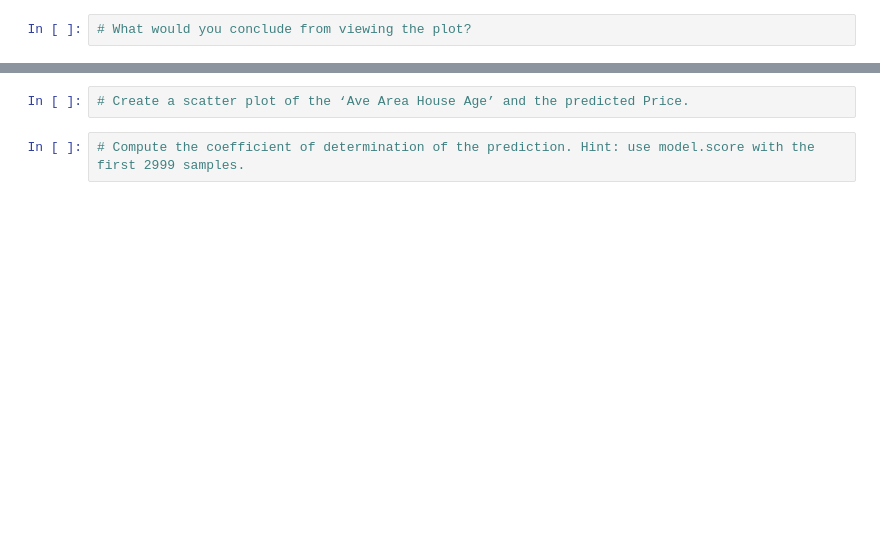
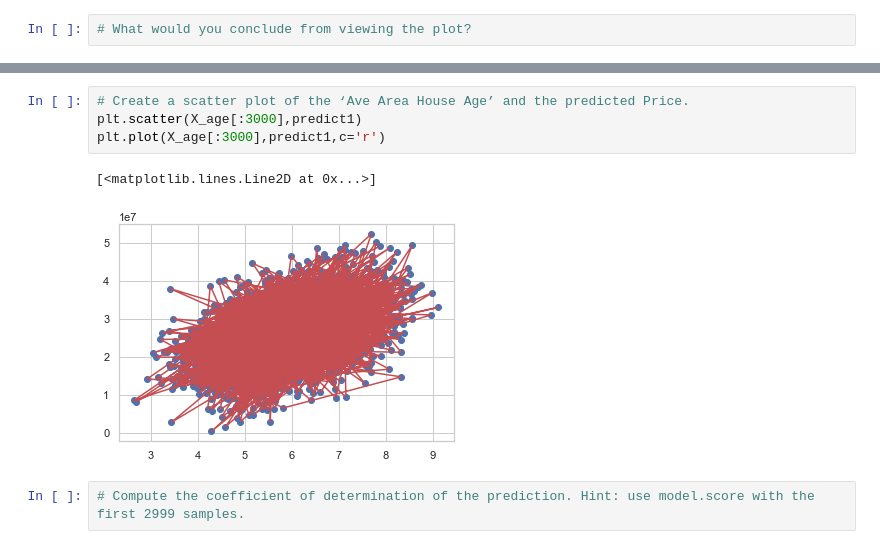
Before and after one commit to mfouquier/5400-Python-DataScience, a Jupyter notebook: Fouquier10.ipynb, the cells around one changed output, grey strips where cells are left out. Saved outputs shown, nothing was run; the diff lists cells and outputs as text; blank space fills up the shorter version.

```diff
--- a/Fouquier10.ipynb
+++ b/Fouquier10.ipynb
@@ -27,4 +102,9 @@ df = pd.read_csv('house price dataset.csv',header=0)
 # %%
 # Create a scatter plot of the ‘Ave Area House Age’ and the predicted Price.
+plt.scatter(X_age[:3000],predict1)
+plt.plot(X_age[:3000],predict1,c='r')
+# %% [output]
+[<matplotlib.lines.Line2D at 0x...>]
+[figure, added]
 # %%
 # Compute the coefficient of determination of the prediction. Hint: use model.score with the first 2999 samples.
```
Also changed, not shown: parts of 15 cells of this notebook.
